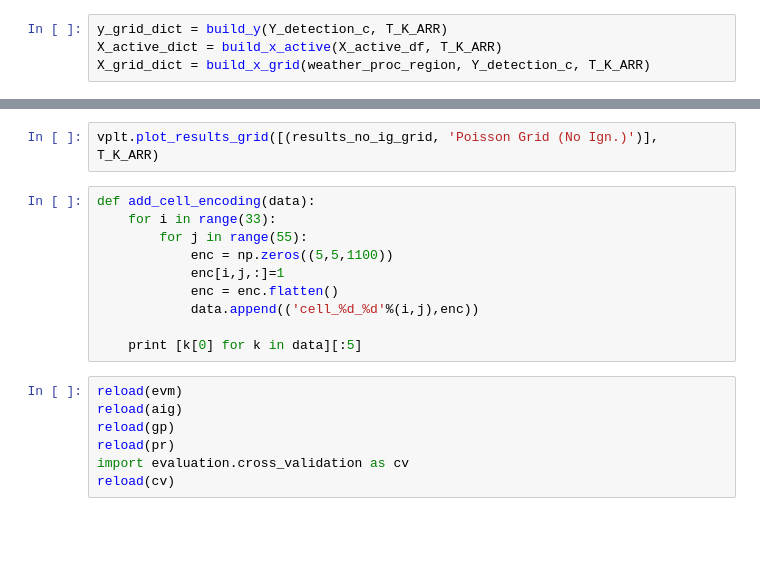
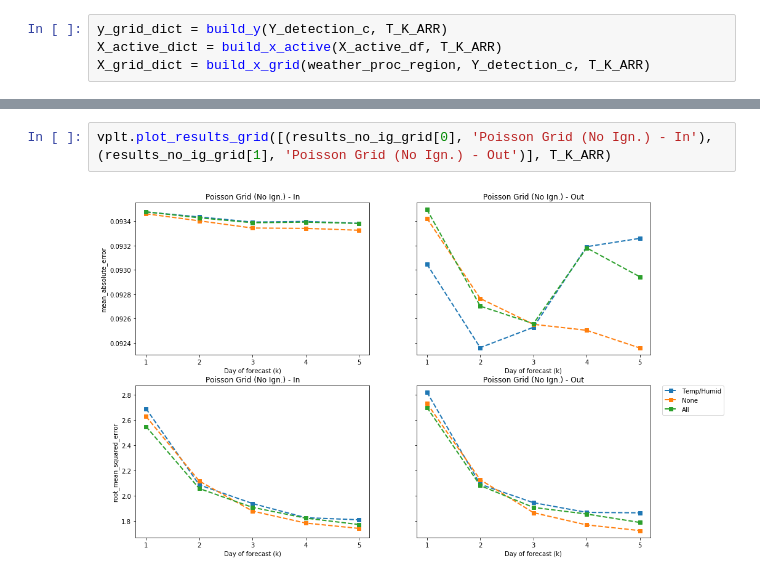
Before and after one commit to UCIDataLab/fire_prediction, a Jupyter notebook: notebooks/exploratory/prediction/grid_model-2.0-cagraff.ipynb, the cells around one changed output, grey strips where cells are left out. Saved outputs shown, nothing was run; the diff lists cells and outputs as text; blank space fills up the shorter version.

```diff
--- a/notebooks/exploratory/prediction/grid_model-2.0-cagraff.ipynb
+++ b/notebooks/exploratory/prediction/grid_model-2.0-cagraff.ipynb
@@ -215,19 +258,4 @@ results_no_ig_grid, models_no_ig_grid = evm.evaluate_model_params(no_ignition_gr
 # %%
-vplt.plot_results_grid([(results_no_ig_grid, 'Poisson Grid (No Ign.)')], T_K_ARR)
+vplt.plot_results_grid([(results_no_ig_grid[0], 'Poisson Grid (No Ign.) - In'), (results_no_ig_grid[1], 'Poisson Grid (No Ign.) - Out')], T_K_ARR)
+# %% [output]
+[figure, added]
-# %%
-def add_cell_encoding(data):
-    for i in range(33):
-        for j in range(55):
-            enc = np.zeros((5,5,1100))
-            enc[i,j,:]=1
-            enc = enc.flatten()
-            data.append(('cell_%d_%d'%(i,j),enc))
-
-    print [k[0] for k in data][:5]
-# %%
-reload(evm)
-reload(aig)
-reload(gp)
-reload(pr)
-import evaluation.cross_validation as cv
-reload(cv)
```
Also changed, not shown: parts of 12 cells of this notebook, 4 other files.
